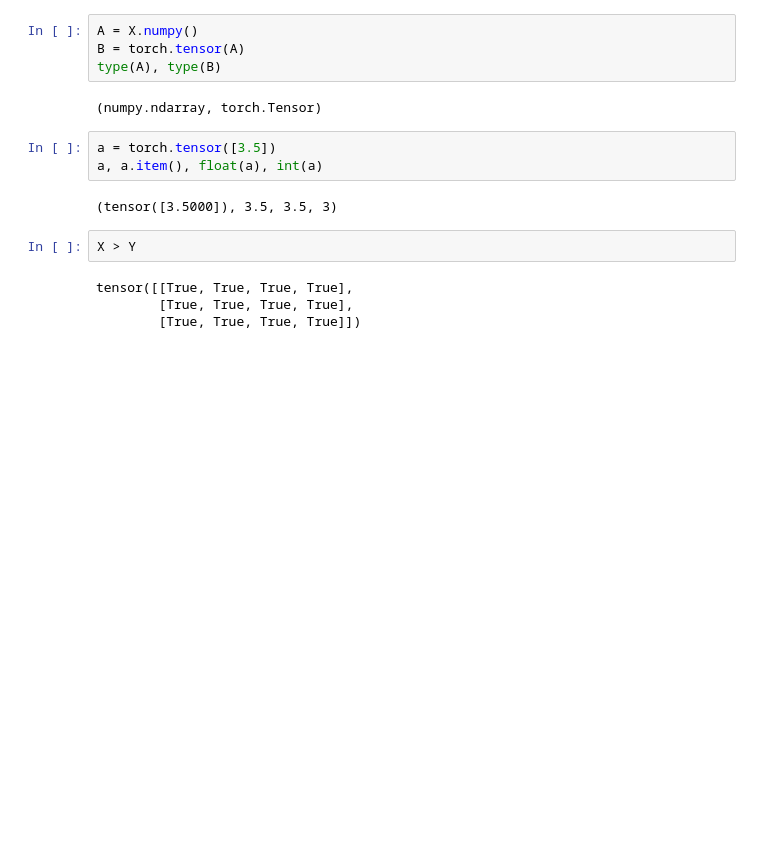
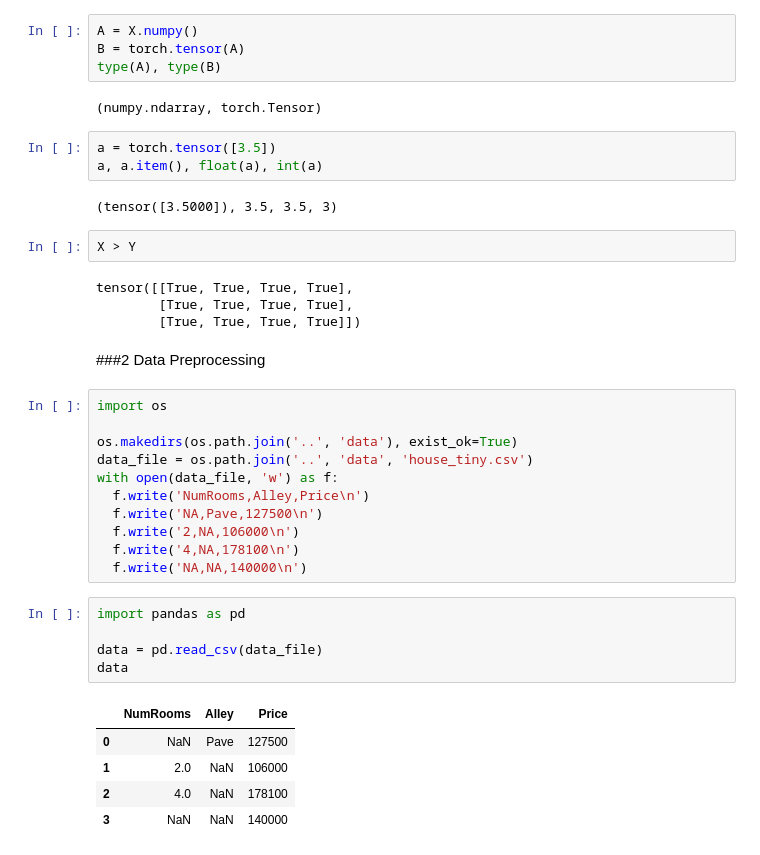
Before and after one commit to xil-max/2022, a Jupyter notebook: Deep Learning/Jupyter Notebooks/Pytorch_1.ipynb, the cells around one changed output. Cells and saved outputs as stored; diff of their text form; blank space fills up the shorter version.

```diff
--- a/Deep Learning/Jupyter Notebooks/Pytorch_1.ipynb
+++ b/Deep Learning/Jupyter Notebooks/Pytorch_1.ipynb
@@ -158,3 +160,27 @@ X > Y
 tensor([[True, True, True, True],
         [True, True, True, True],
         [True, True, True, True]])
+# %% [markdown]
+###2 Data Preprocessing
+# %%
+import os
+
+os.makedirs(os.path.join('..', 'data'), exist_ok=True)
+data_file = os.path.join('..', 'data', 'house_tiny.csv')
+with open(data_file, 'w') as f:
+  f.write('NumRooms,Alley,Price\n')
+  f.write('NA,Pave,127500\n')
+  f.write('2,NA,106000\n')
+  f.write('4,NA,178100\n')
+  f.write('NA,NA,140000\n')
+# %%
+import pandas as pd
+
+data = pd.read_csv(data_file)
+data
+# %% [output]
+|  | NumRooms | Alley | Price |
+| 0 | NaN | Pave | 127500 |
+| 1 | 2.0 | NaN | 106000 |
+| 2 | 4.0 | NaN | 178100 |
+| 3 | NaN | NaN | 140000 |
```
Also changed, not shown: parts of 53 cells of this notebook.
